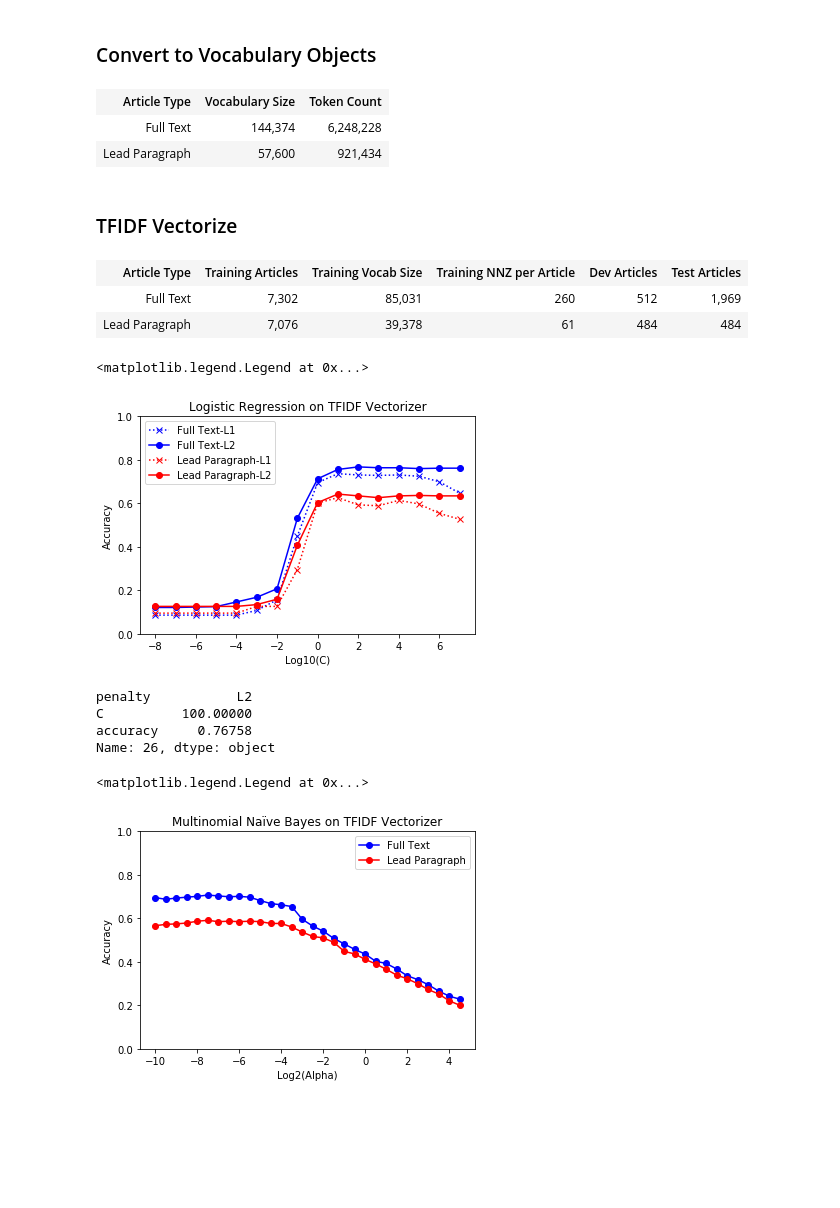
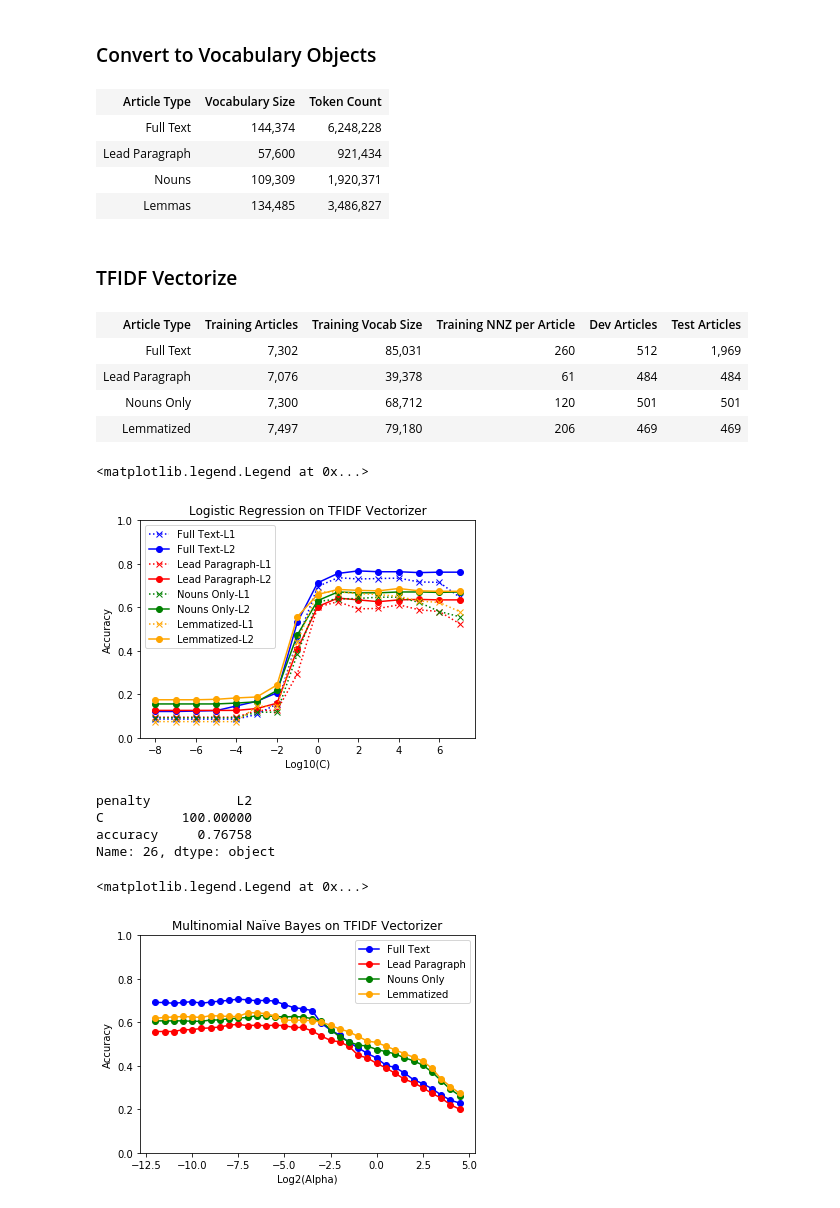
Before and after one commit to carmen16/news-article-topic-classification, a Jupyter notebook: Preprocessing.ipynb, the cells around one changed output. Drawn from its saved outputs; the diff is of its cells as text; code cells hidden in the pictures; blank space fills up the shorter version.

```diff
--- a/Preprocessing.ipynb
+++ b/Preprocessing.ipynb
@@ -206,16 +237,18 @@ html += '<tr><td>Full Text</td><td>{:,}</td>'.format(full_text_vocab.size)
 html += '<td>{:,}</td></tr>'.format(full_text_vocab.token_count)
 html += '<tr><td>Lead Paragraph</td><td>{:,}</td>'.format(lead_paragraph_vocab.size)
 html += '<td>{:,}</td></tr>'.format(lead_paragraph_vocab.token_count)
-#html += '<tr><td>Nouns</td><td>{:,}</td>'.format(noun_vocab.size)
-#html += '<td>{:,}</td></tr>'.format(noun_vocab.token_count)
-#html += '<tr><td>Lemmas</td><td>{:,}</td>'.format(lemma_vocab.size)
-#html += '<td>{:,}</td></tr>'.format(lemma_vocab.token_count)
+html += '<tr><td>Nouns</td><td>{:,}</td>'.format(noun_vocab.size)
+html += '<td>{:,}</td></tr>'.format(noun_vocab.token_count)
+html += '<tr><td>Lemmas</td><td>{:,}</td>'.format(lemma_vocab.size)
+html += '<td>{:,}</td></tr>'.format(lemma_vocab.token_count)
 html += "</tr></table>"
 display(HTML(html))
 # %% [output]
 | Article Type | Vocabulary Size | Token Count |
 | Full Text | 144,374 | 6,248,228 |
 | Lead Paragraph | 57,600 | 921,434 |
+| Nouns | 109,309 | 1,920,371 |
+| Lemmas | 134,485 | 3,486,827 |
 # %% [markdown]
 ### TFIDF Vectorize
 # %%
@@ -256,6 +291,8 @@ def tfidf_vectorize(train_data, dev_data, test_data):
 # Set up sparse matrices
 ft_tv_train, ft_tv_dev, ft_tv_test = tfidf_vectorize(ft_train.full_text, ft_dev.full_text, ft_test.full_text)
 lp_tv_train, lp_tv_dev, lp_tv_test = tfidf_vectorize(lp_train.lead_paragraph, lp_dev.lead_paragraph, lp_dev.lead_paragraph)
+n_tv_train, n_tv_dev, n_tv_test = tfidf_vectorize(n_train.nouns, n_dev.nouns, n_dev.nouns)
+l_tv_train, l_tv_dev, l_tv_test = tfidf_vectorize(l_train.lemmas, l_dev.lemmas, l_dev.lemmas)
 # %%
 html = '<table><th>Article Type</th><th>Training Articles</th><th>Training Vocab Size</th><th>Training NNZ per Article</th>'
 html += '<th>Dev Articles</th><th>Test Articles</th></tr>'
@@ -263,12 +300,18 @@ html += '<tr><td>Full Text</td><td>{:,}</td><td>{:,}</td><td>{:,.0f}</td>'.forma
 html += '<td>{:,}</td><td>{:,}</td></tr>'.format(ft_tv_dev.shape[0], ft_tv_test.shape[0])
 html += '<tr><td>Lead Paragraph</td><td>{:,}</td><td>{:,}</td><td>{:,.0f}</td>'.format(lp_tv_train.shape[0], lp_tv_train.shape[1], lp_tv_train.nnz / lp_tv_train.shape[0])
 html += '<td>{:,}</td><td>{:,}</td></tr>'.format(lp_tv_dev.shape[0], lp_tv_test.shape[0])
+html += '<tr><td>Nouns Only</td><td>{:,}</td><td>{:,}</td><td>{:,.0f}</td>'.format(n_tv_train.shape[0], n_tv_train.shape[1], n_tv_train.nnz / n_tv_train.shape[0])
+html += '<td>{:,}</td><td>{:,}</td></tr>'.format(n_tv_dev.shape[0], n_tv_test.shape[0])
+html += '<tr><td>Lemmatized</td><td>{:,}</td><td>{:,}</td><td>{:,.0f}</td>'.format(l_tv_train.shape[0], l_tv_train.shape[1], l_tv_train.nnz / l_tv_train.shape[0])
+html += '<td>{:,}</td><td>{:,}</td></tr>'.format(l_tv_dev.shape[0], l_tv_test.shape[0])
 html += '</tr></table>'
 display(HTML(html))
 # %% [output]
 | Article Type | Training Articles | Training Vocab Size | Training NNZ per Article | Dev Articles | Test Articles |
 | Full Text | 7,302 | 85,031 | 260 | 512 | 1,969 |
 | Lead Paragraph | 7,076 | 39,378 | 61 | 484 | 484 |
+| Nouns Only | 7,300 | 68,712 | 120 | 501 | 501 |
+| Lemmatized | 7,497 | 79,180 | 206 | 469 | 469 |
 # %%
 def log_reg(train_data, train_labels, dev_data, dev_labels, C):
     penalties = ['l1','l2']
@@ -288,17 +331,21 @@ def log_reg(train_data, train_labels, dev_data, dev_labels, C):
 C = list(10. ** np.arange(-8, 8))
 ft_lr = log_reg(ft_tv_train, ft_train.desk, ft_tv_dev, ft_dev.desk, C)
 lp_lr = log_reg(lp_tv_train, lp_train.desk, lp_tv_dev, lp_dev.desk, C)
+n_lr = log_reg(n_tv_train, n_train.desk, n_tv_dev, n_dev.desk, C)
+l_lr = log_reg(l_tv_train, l_train.desk, l_tv_dev, l_dev.desk, C)
 # %%
 # Plot logistic regression accuracies
 log_C = np.log10(C)
-plt.plot(log_C, ft_lr.accuracy[np.where(ft_lr.penalty == 'L1')[0]],
-        color='blue', linestyle='dotted', marker='x', label='Full Text-L1')
-plt.plot(log_C, ft_lr.accuracy[np.where(ft_lr.penalty == 'L2')[0]],
-        color='blue', marker='o', label='Full Text-L2')
-plt.plot(log_C, lp_lr.accuracy[np.where(lp_lr.penalty == 'L1')[0]],
-        color='red', linestyle='dotted', marker='x', label='Lead Paragraph-L1')
-plt.plot(log_C, lp_lr.accuracy[np.where(lp_lr.penalty == 'L2')[0]],
-        color='red', marker='o', label='Lead Paragraph-L2')
+models = [ft_lr, lp_lr, n_lr, l_lr]
+labels = ['Full Text', 'Lead Paragraph', 'Nouns Only', 'Lemmatized']
+colors = ['blue', 'red', 'green', 'orange']
+
+for i in range(len(models)):
+    plt.plot(log_C, models[i].accuracy[np.where(models[i].penalty == 'L1')[0]],
+        color=colors[i], linestyle='dotted', marker='x', label=labels[i]+'-L1')
+    plt.plot(log_C, models[i].accuracy[np.where(models[i].penalty == 'L2')[0]],
+        color=colors[i], marker='o', label=labels[i]+'-L2')
+
 plt.title('Logistic Regression on TFIDF Vectorizer')
 plt.xlabel('Log10(C)')
 plt.ylabel('Accuracy')
@@ -306,7 +353,7 @@ plt.ylim(0, 1)
 plt.legend()
 # %% [output]
 <matplotlib.legend.Legend at 0x...>
-[figure, old version]
+[figure, new version]
 # %%
 ft_lr.iloc[np.where(ft_lr.accuracy == max(ft_lr.accuracy))[0][0]]
 # %% [output]
@@ -327,22 +374,29 @@ def multi_nb(train_data, train_labels, dev_data, dev_labels, alpha):
     df = pd.concat([pd.DataFrame(alpha, columns={'alpha'}), pd.DataFrame(accuracy, columns={'accuracy'})], axis=1)
     return df
 
-alpha = list(2. ** np.arange(-10, 5, 0.5))
+alpha = list(2. ** np.arange(-12, 3, 0.5))
 ft_mnb = multi_nb(ft_tv_train, ft_train.desk, ft_tv_dev, ft_dev.desk, alpha)
 lp_mnb = multi_nb(lp_tv_train, lp_train.desk, lp_tv_dev, lp_dev.desk, alpha)
+n_mnb = multi_nb(n_tv_train, n_train.desk, n_tv_dev, n_dev.desk, alpha)
+l_mnb = multi_nb(l_tv_train, l_train.desk, l_tv_dev, l_dev.desk, alpha)
 # %%
 # Plot multinomial accuracies
 log_alpha = np.log2(alpha)
-plt.plot(log_alpha, ft_mnb.accuracy, color='blue', marker='o', label='Full Text')
-plt.plot(log_alpha, lp_mnb.accuracy, color='red', marker='o', label='Lead Paragraph')
+models = [ft_lr, lp_lr, n_lr, l_lr]
+labels = ['Full Text', 'Lead Paragraph', 'Nouns Only', 'Lemmatized']
+colors = ['blue', 'red', 'green', 'orange']
+
+for i in range(len(models)):
+    plt.plot(log_alpha, models[i].accuracy, color=colors[i], marker='o', label=labels[i])
+
 plt.title('Multinomial Naïve Bayes on TFIDF Vectorizer')
 plt.xlabel('Log2(Alpha)')
 plt.ylabel('Accuracy')
 plt.ylim(0, 1)
 plt.legend()
 # %% [output]
 <matplotlib.legend.Legend at 0x...>
-[figure, old version]
+[figure, new version]
 # %%
 ft_mnb.iloc[np.where(ft_mnb.accuracy == max(ft_mnb.accuracy))[0][0]]
 # %% [output]
```
Also changed, not shown: parts of 17 cells of this notebook, 5 other files.
